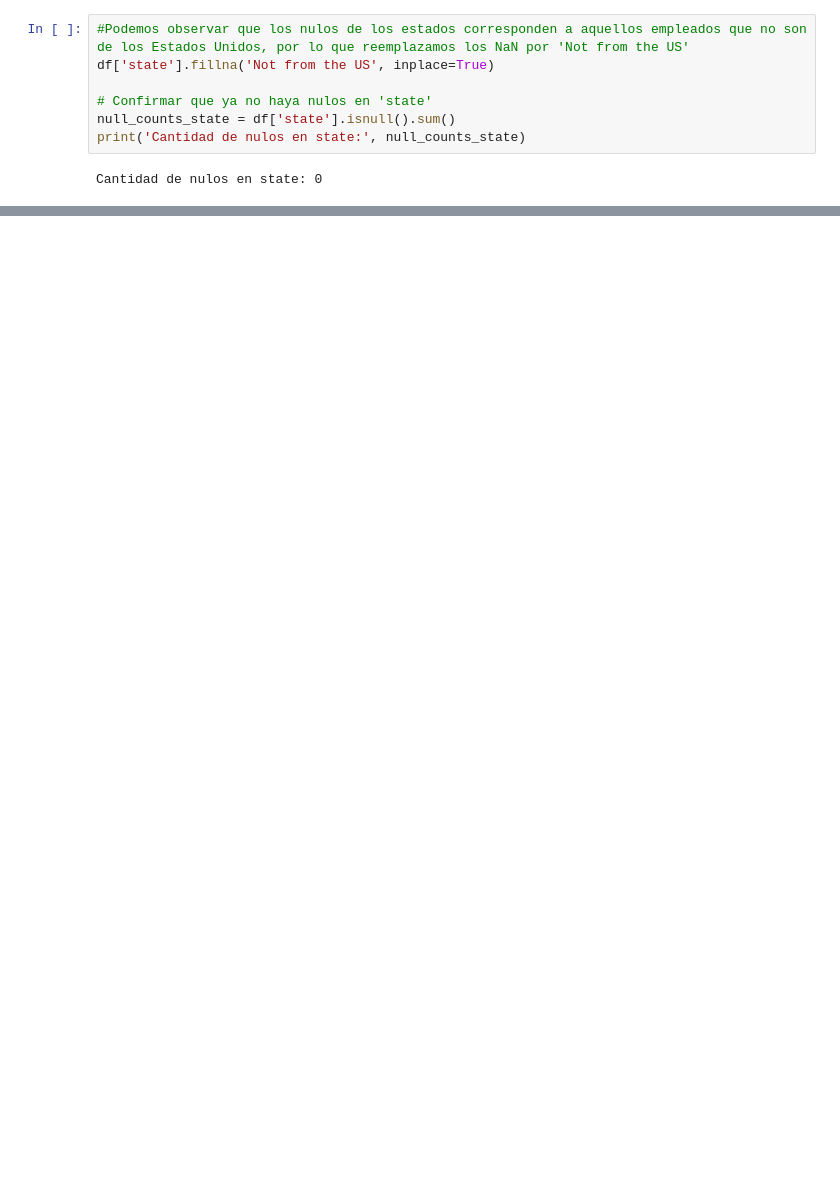
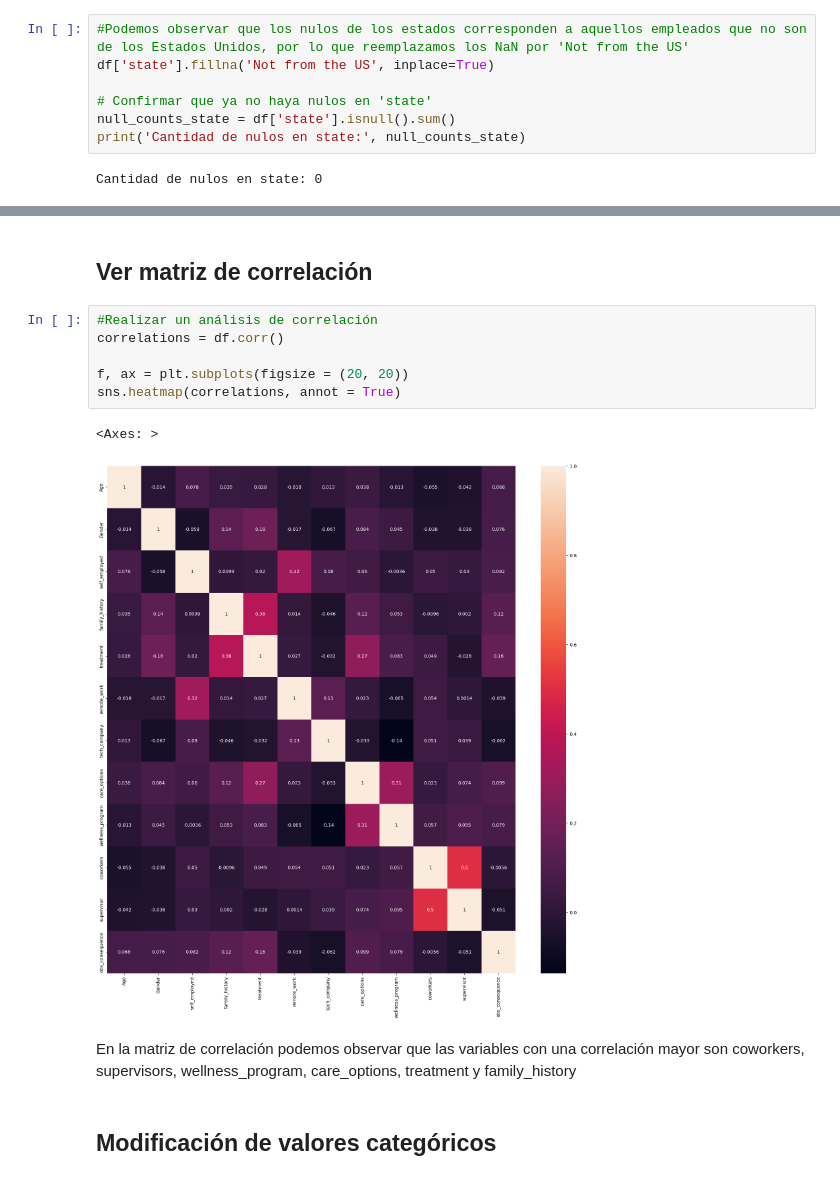
Before and after one commit to desparza13/MentalHealth_ML, a Jupyter notebook: Limpieza Dataset Mental Health - Equipo 2.ipynb, the cells around one changed output, grey strips where cells are left out. Cells and saved outputs as stored; diff of their text form; blank space fills up the shorter version.

```diff
--- a/Limpieza Dataset Mental Health - Equipo 2.ipynb
+++ b/Limpieza Dataset Mental Health - Equipo 2.ipynb
@@ -178,0 +236,16 @@ sns.heatmap(df.isnull(), yticklabels = False, cbar = False, cmap = "Blues")
+# %% [markdown]
+## Ver matriz de correlación
+# %%
+#Realizar un análisis de correlación
+correlations = df.corr()
+
+f, ax = plt.subplots(figsize = (20, 20))
+sns.heatmap(correlations, annot = True)
+# %% [output]
+<Axes: >
+[figure, added]
+# %% [markdown]
+En la matriz de correlación podemos observar que las variables con una correlación mayor son coworkers, supervisors,
+wellness_program, care_options, treatment y family_history
+# %% [markdown]
+## Modificación de valores categóricos
```
Also changed, not shown: parts of 27 cells of this notebook, 3 other files.
